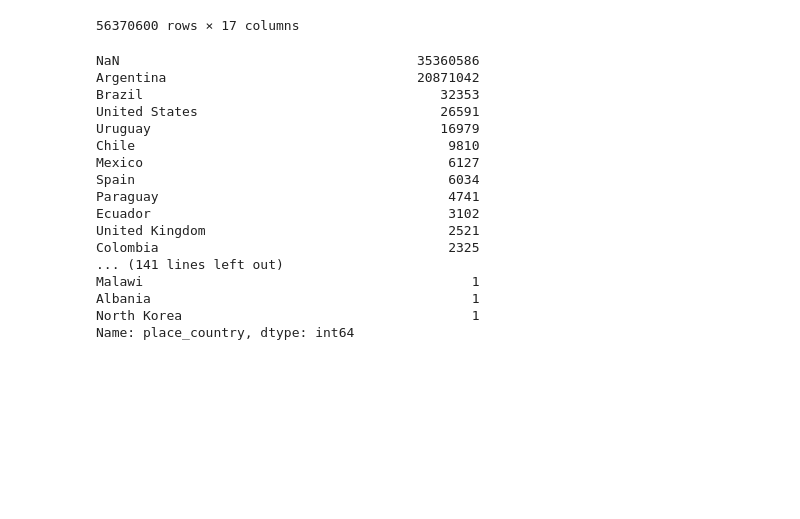
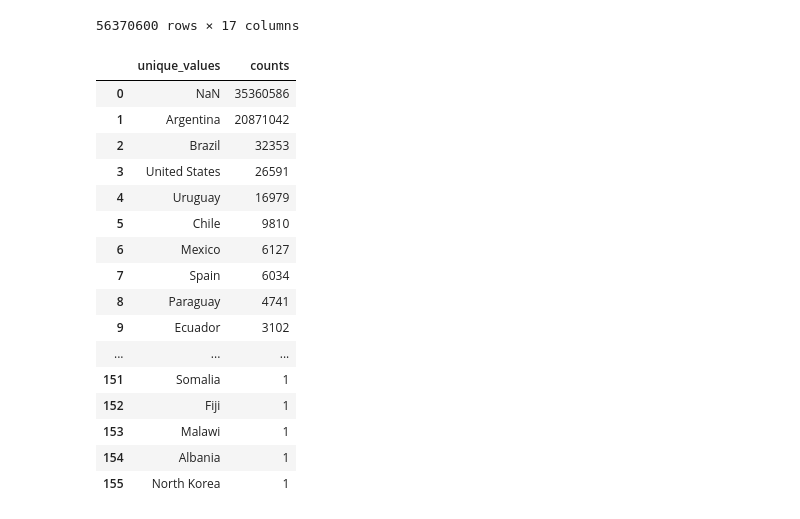
Before and after one commit to elizaveta-abel/MT5599-AWS, a Jupyter notebook: time_series/processing_tweets/interim_report.ipynb, the cells around one changed output. Drawn from its saved outputs; the diff is of its cells as text; code cells hidden in the pictures; blank space fills up the shorter version.

```diff
--- a/time_series/processing_tweets/interim_report.ipynb
+++ b/time_series/processing_tweets/interim_report.ipynb
@@ -276,25 +222,7 @@ df_3
 56370600 rows × 17 columns
 # %%
 pd.set_option('display.max_rows', None)
-df_3.place_country.value_counts(dropna=False)
+val_count3 = df_3.place_country.value_counts(dropna=False).rename_axis('unique_values').reset_index(name='counts')
-# %% [output]
-NaN                                      35360586
-Argentina                                20871042
-Brazil                                      32353
-United States                               26591
-Uruguay                                     16979
-Chile                                        9810
-Mexico                                       6127
-Spain                                        6034
-Paraguay                                     4741
-Ecuador                                      3102
-United Kingdom                               2521
-Colombia                                     2325
-... (141 lines left out)
-Malawi                                          1
-Albania                                         1
-North Korea                                     1
-Name: place_country, dtype: int64
 # %%
 val_count0 = df_0.place_country.value_counts(dropna=False).rename_axis('unique_values').reset_index(name='counts')
 val_count1 = df_1.place_country.value_counts(dropna=False).rename_axis('unique_values').reset_index(name='counts')
@@ -302,0 +233,20 @@ val_count3 = df_3.place_country.value_counts(dropna=False).rename_axis('unique_v
+# %%
+val_count0
+# %% [output]
+|  | unique_values | counts |
+| 0 | NaN | 35360586 |
+| 1 | Argentina | 20871042 |
+| 2 | Brazil | 32353 |
+| 3 | United States | 26591 |
+| 4 | Uruguay | 16979 |
+| 5 | Chile | 9810 |
+| 6 | Mexico | 6127 |
+| 7 | Spain | 6034 |
+| 8 | Paraguay | 4741 |
+| 9 | Ecuador | 3102 |
+| ... | ... | ... |
+| 151 | Somalia | 1 |
+| 152 | Fiji | 1 |
+| 153 | Malawi | 1 |
+| 154 | Albania | 1 |
+| 155 | North Korea | 1 |
```
Also changed, not shown: parts of 12 cells of this notebook, 4 other files.
